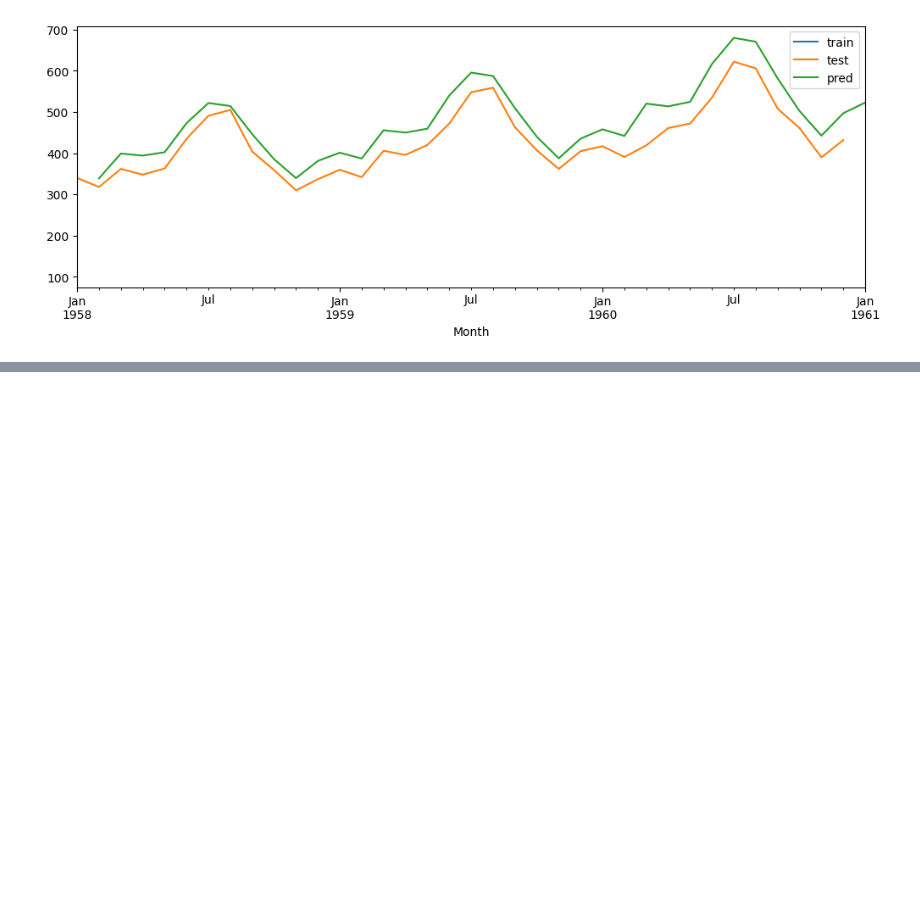
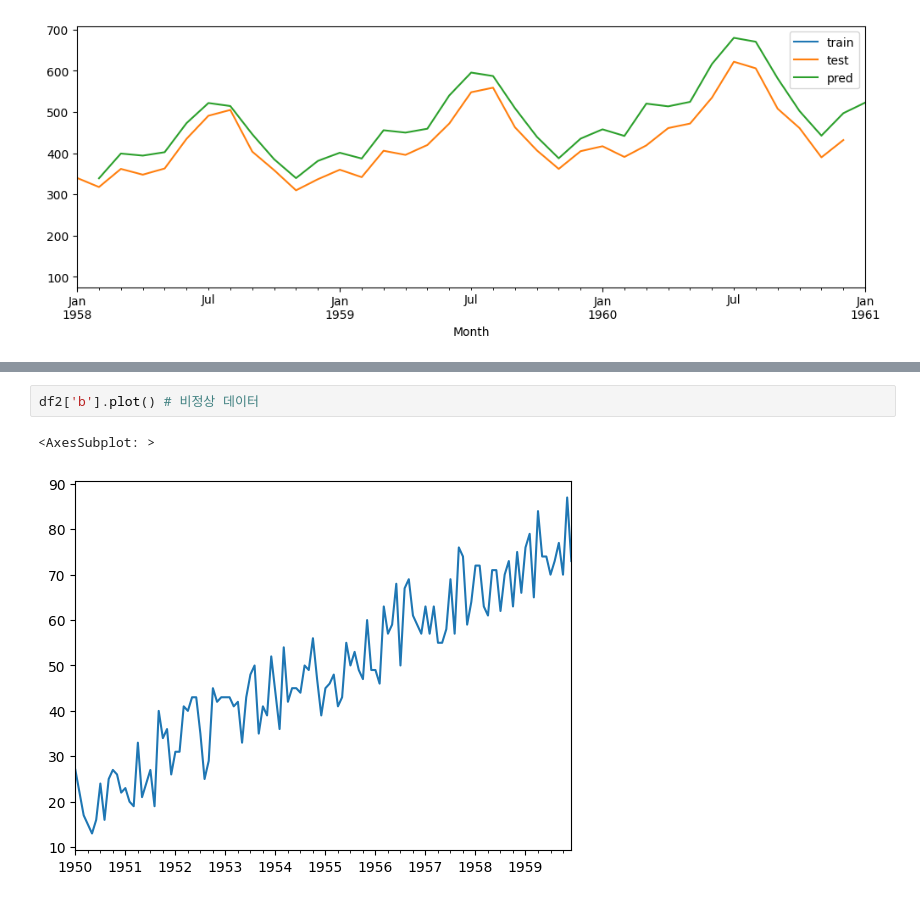
Before and after one commit to kkh975/class-time-analysis, a Jupyter notebook: ch08_1.ipynb, the cells around one changed output, grey strips where cells are left out. Cells and saved outputs as stored; diff of their text form; blank space fills up the shorter version.

```diff
--- a/ch08_1.ipynb
+++ b/ch08_1.ipynb
@@ -80,0 +132,5 @@ test_pred.plot(legend=True, label='pred', xlim=['1958-01-01', '1961-01-01'])
+# %%
+df2['b'].plot() # 비정상 데이터
+# %% [output]
+<AxesSubplot: >
+[figure, added]
```
Also changed, not shown: parts of 14 cells of this notebook.
